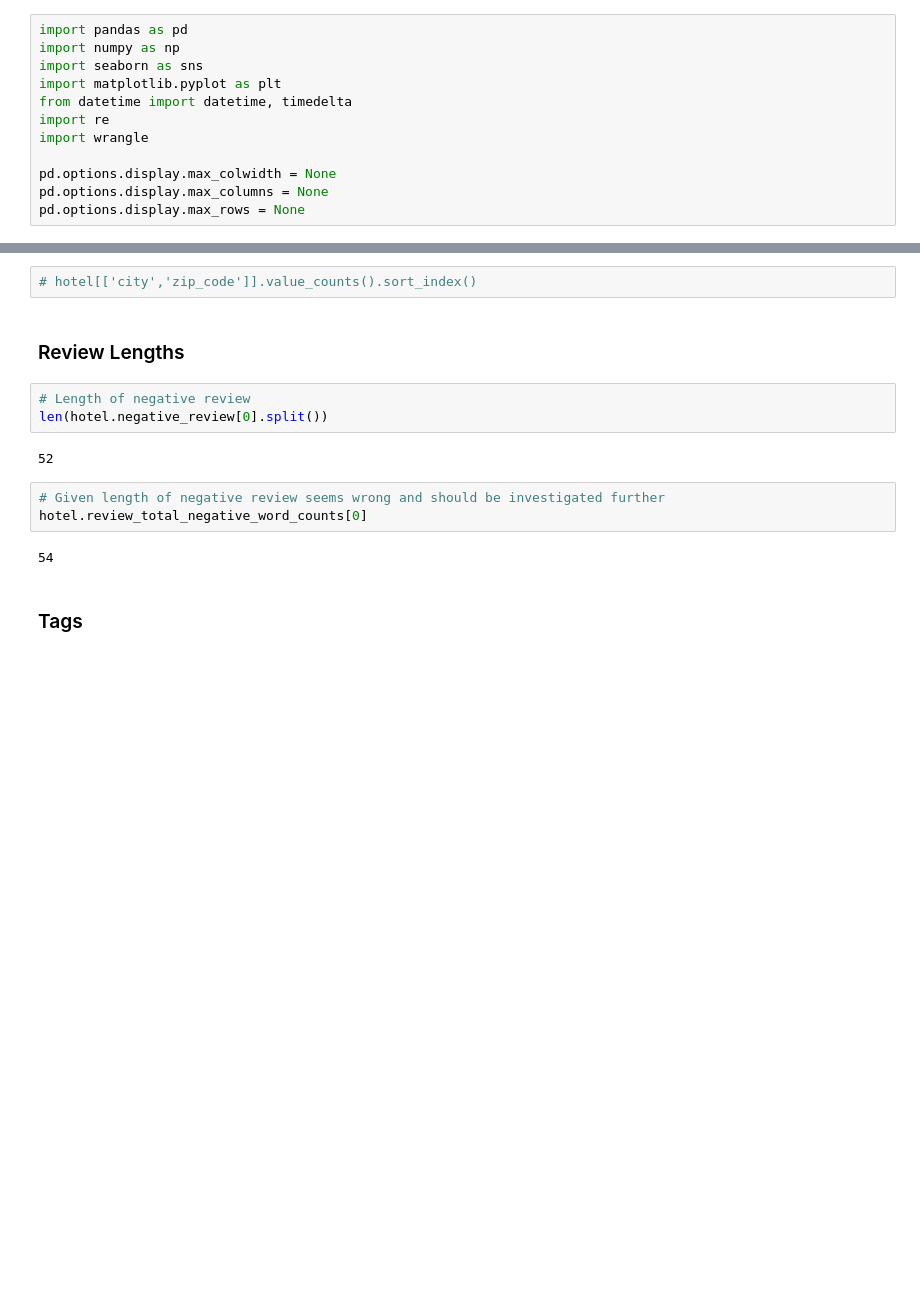
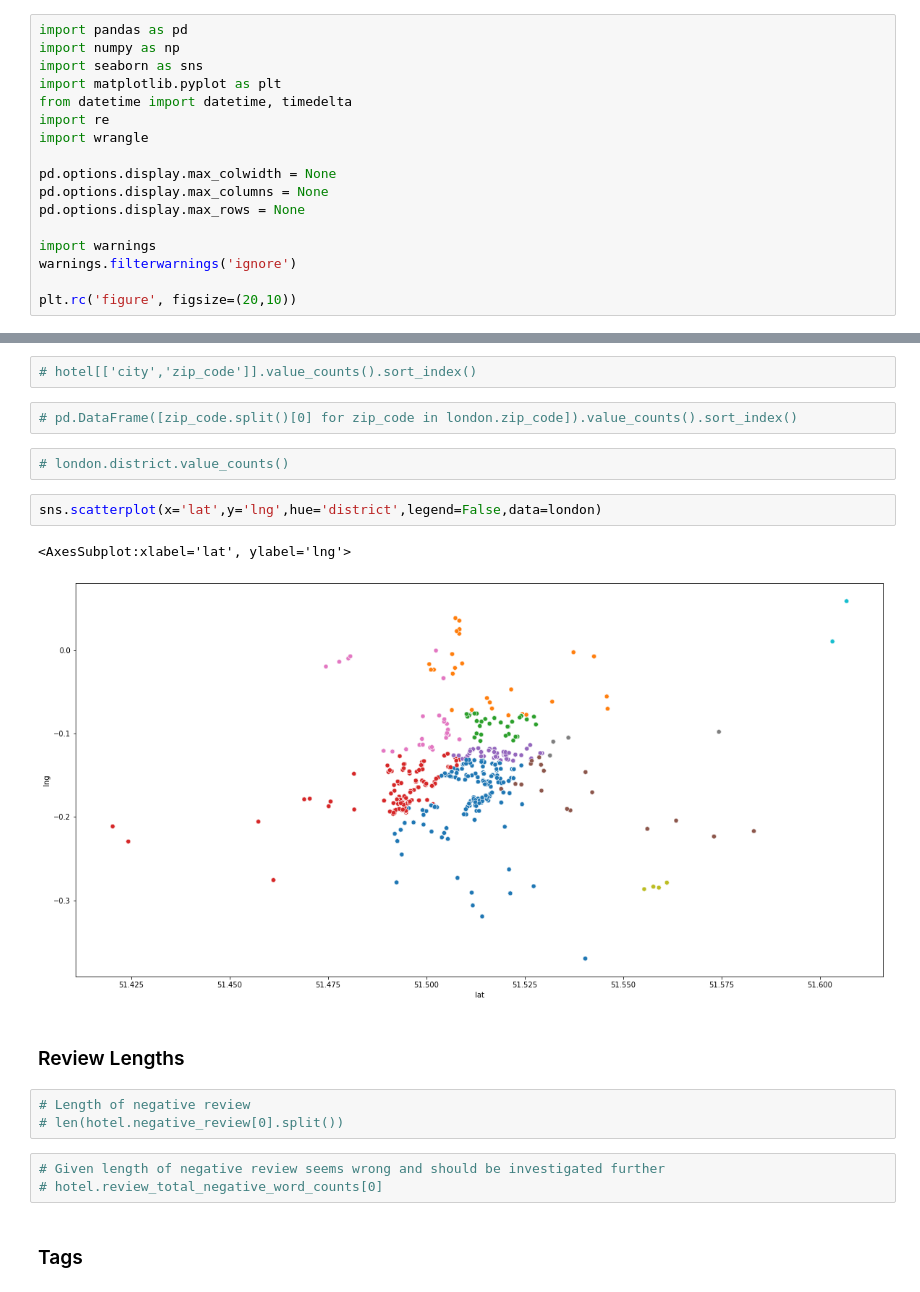
Before and after one commit to InPersonAnalysis/customer_review_capston, a Jupyter notebook: Mathias_Explore.ipynb, the cells around one changed output, grey strips where cells are left out. Saved outputs shown, nothing was run; the diff lists cells and outputs as text; blank space fills up the shorter version.

```diff
--- a/Mathias_Explore.ipynb
+++ b/Mathias_Explore.ipynb
@@ -45,6 +45,11 @@ import wrangle
 pd.options.display.max_colwidth = None
 pd.options.display.max_columns = None
 pd.options.display.max_rows = None
+
+import warnings
+warnings.filterwarnings('ignore')
+
+plt.rc('figure', figsize=(20,10))
 # %% [markdown]
 # Acquire
 # %% [markdown]
@@ -248,18 +252,23 @@ dtype: int64
 # pd.DataFrame([bourough.split()[:-5] for bourough in hotel.hotel_address[hotel.city == 'Milan']]).value_counts()
 # %%
 # hotel[['city','zip_code']].value_counts().sort_index()
+# %%
+# pd.DataFrame([zip_code.split()[0] for zip_code in london.zip_code]).value_counts().sort_index()
+# %%
+# london.district.value_counts()
+# %%
+sns.scatterplot(x='lat',y='lng',hue='district',legend=False,data=london)
+# %% [output]
+<AxesSubplot:xlabel='lat', ylabel='lng'>
+[figure, added]
 # %% [markdown]
 ### Review Lengths
 # %%
 # Length of negative review
-len(hotel.negative_review[0].split())
+# len(hotel.negative_review[0].split())
-# %% [output]
-52
 # %%
 # Given length of negative review seems wrong and should be investigated further
-hotel.review_total_negative_word_counts[0]
+# hotel.review_total_negative_word_counts[0]
-# %% [output]
-54
 # %% [markdown]
 ### Tags
 # %%
```
Also changed, not shown: parts of 90 cells of this notebook, 1 other file.
